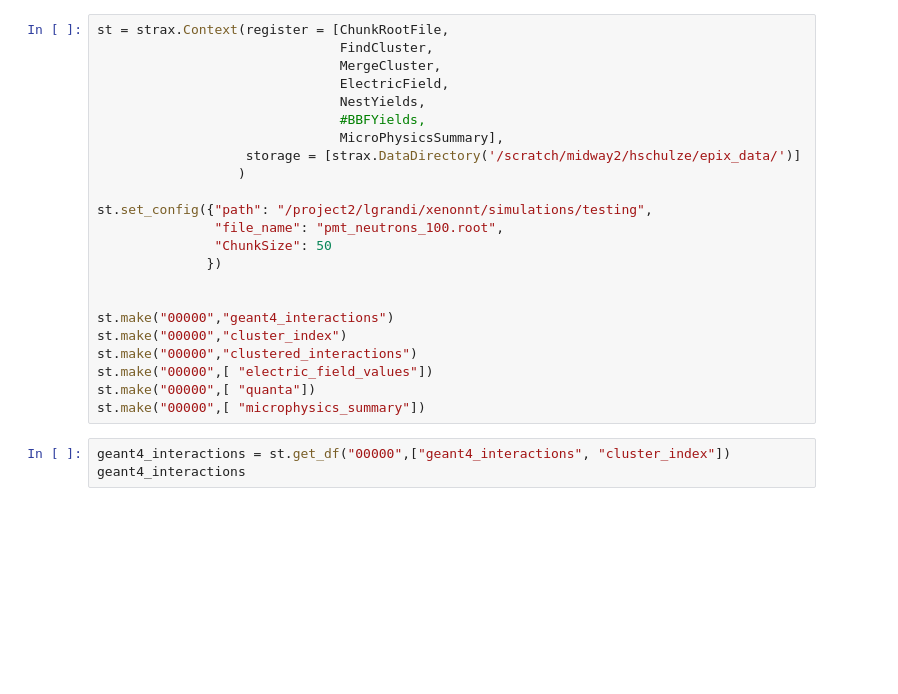
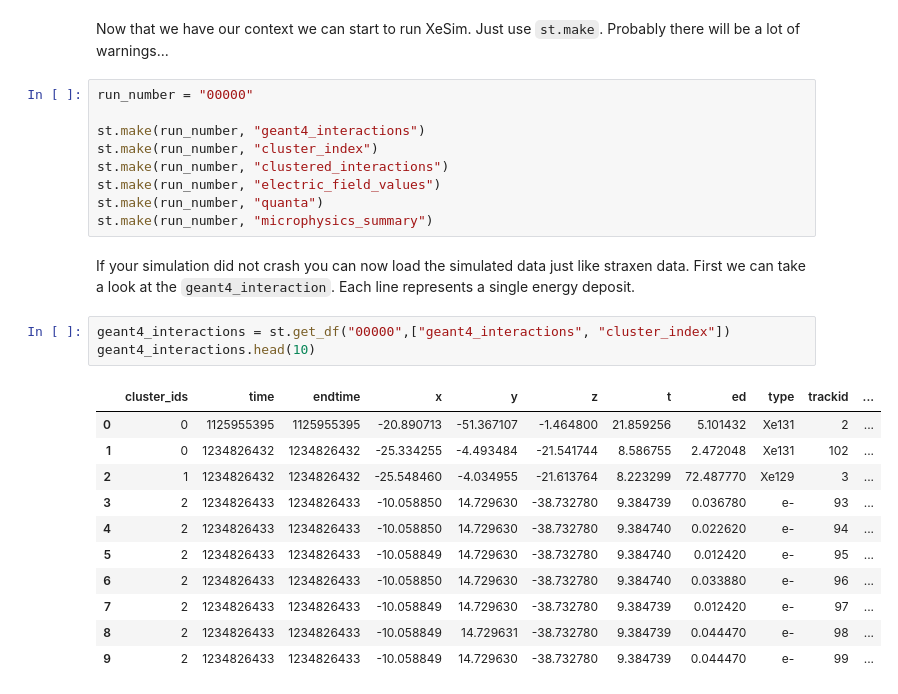
Before and after one commit to XENONnT/fuse, a Jupyter notebook: Notebooks/Simulation_Refactor.ipynb, the cells around one changed output. Saved outputs shown, nothing was run; the diff lists cells and outputs as text; blank space fills up the shorter version.

```diff
--- a/Notebooks/Simulation_Refactor.ipynb
+++ b/Notebooks/Simulation_Refactor.ipynb
@@ -10,26 +46,28 @@ from XeSim.plugins.micro_physics.microphysics_summary import MicroPhysicsSummary
+# %% [markdown]
+Now that we have our context we can start to run XeSim. Just use `st.make`. Probably there will be a lot of warnings...
 # %%
-st = strax.Context(register = [ChunkRootFile,
-                               FindCluster,
-                               MergeCluster,
-                               ElectricField,
-                               NestYields,
-                               #BBFYields,
-                               MicroPhysicsSummary],
-                   storage = [strax.DataDirectory('/scratch/midway2/hschulze/epix_data/')]
-                  )
+run_number = "00000"
 
-st.set_config({"path": "/project2/lgrandi/xenonnt/simulations/testing",
-               "file_name": "pmt_neutrons_100.root",
-               "ChunkSize": 50
-              })
-
-
-st.make("00000","geant4_interactions")
-st.make("00000","cluster_index")
-st.make("00000","clustered_interactions")
-st.make("00000",[ "electric_field_values"])
-st.make("00000",[ "quanta"])
-st.make("00000",[ "microphysics_summary"])
+st.make(run_number, "geant4_interactions")
+st.make(run_number, "cluster_index")
+st.make(run_number, "clustered_interactions")
+st.make(run_number, "electric_field_values")
+st.make(run_number, "quanta")
+st.make(run_number, "microphysics_summary")
+# %% [markdown]
+If your simulation did not crash you can now load the simulated data just like straxen data. First we can take a look at the `geant4_interaction`. Each line represents a single energy deposit.
 # %%
 geant4_interactions = st.get_df("00000",["geant4_interactions", "cluster_index"])
-geant4_interactions
+geant4_interactions.head(10)
+# %% [output]
+|  | cluster_ids | time | endtime | x | y | z | t | ed | type | trackid | ... |
+| 0 | 0 | 1125955395 | 1125955395 | -20.890713 | -51.367107 | -1.464800 | 21.859256 | 5.101432 | Xe131 | 2 | ... |
+| 1 | 0 | 1234826432 | 1234826432 | -25.334255 | -4.493484 | -21.541744 | 8.586755 | 2.472048 | Xe131 | 102 | ... |
+| 2 | 1 | 1234826432 | 1234826432 | -25.548460 | -4.034955 | -21.613764 | 8.223299 | 72.487770 | Xe129 | 3 | ... |
+| 3 | 2 | 1234826433 | 1234826433 | -10.058850 | 14.729630 | -38.732780 | 9.384739 | 0.036780 | e- | 93 | ... |
+| 4 | 2 | 1234826433 | 1234826433 | -10.058850 | 14.729630 | -38.732780 | 9.384740 | 0.022620 | e- | 94 | ... |
+| 5 | 2 | 1234826433 | 1234826433 | -10.058849 | 14.729630 | -38.732780 | 9.384740 | 0.012420 | e- | 95 | ... |
+| 6 | 2 | 1234826433 | 1234826433 | -10.058850 | 14.729630 | -38.732780 | 9.384740 | 0.033880 | e- | 96 | ... |
+| 7 | 2 | 1234826433 | 1234826433 | -10.058849 | 14.729630 | -38.732780 | 9.384739 | 0.012420 | e- | 97 | ... |
+| 8 | 2 | 1234826433 | 1234826433 | -10.058849 | 14.729631 | -38.732780 | 9.384739 | 0.044470 | e- | 98 | ... |
+| 9 | 2 | 1234826433 | 1234826433 | -10.058849 | 14.729630 | -38.732780 | 9.384739 | 0.044470 | e- | 99 | ... |
```
Also changed, not shown: parts of 30 cells of this notebook, 24 other files.
